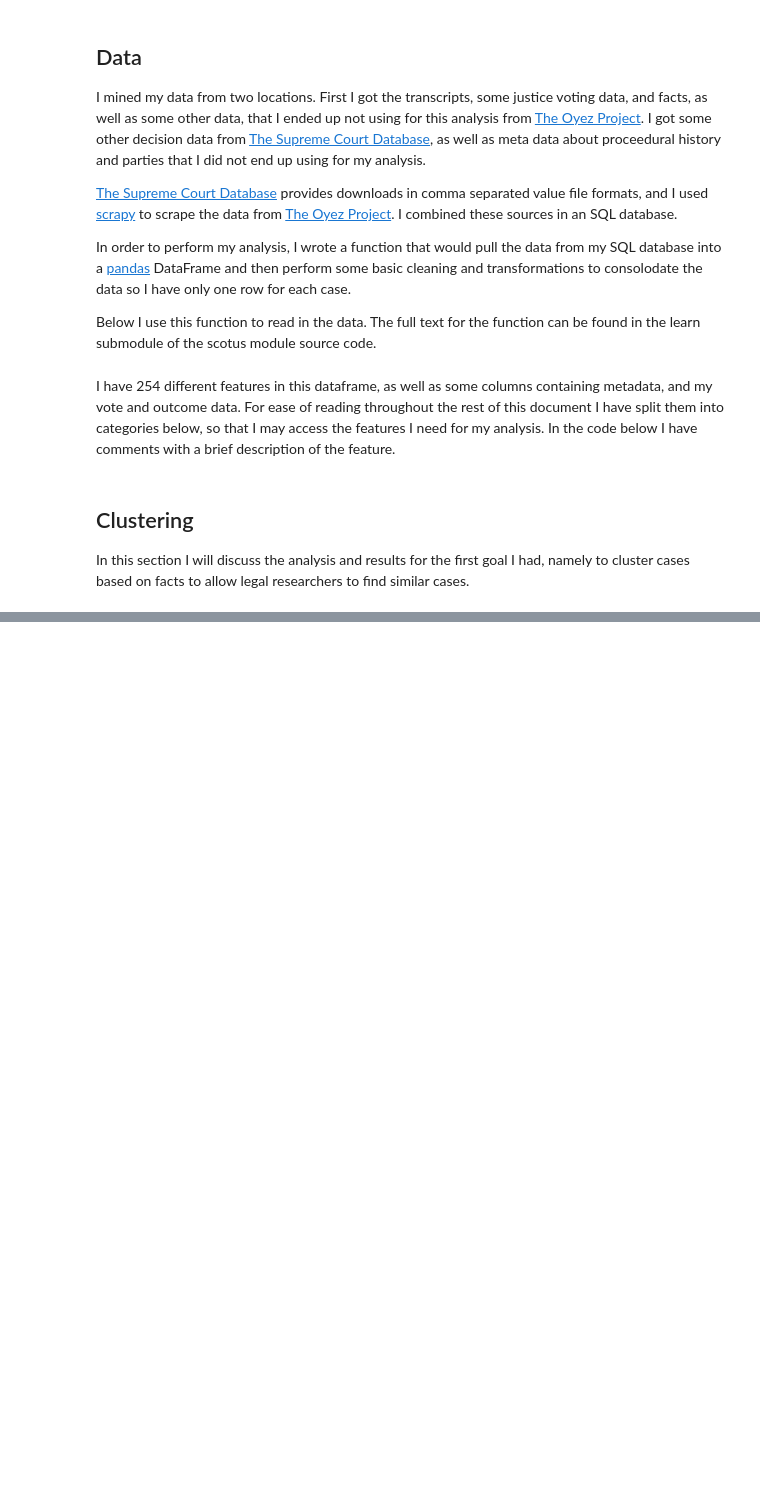
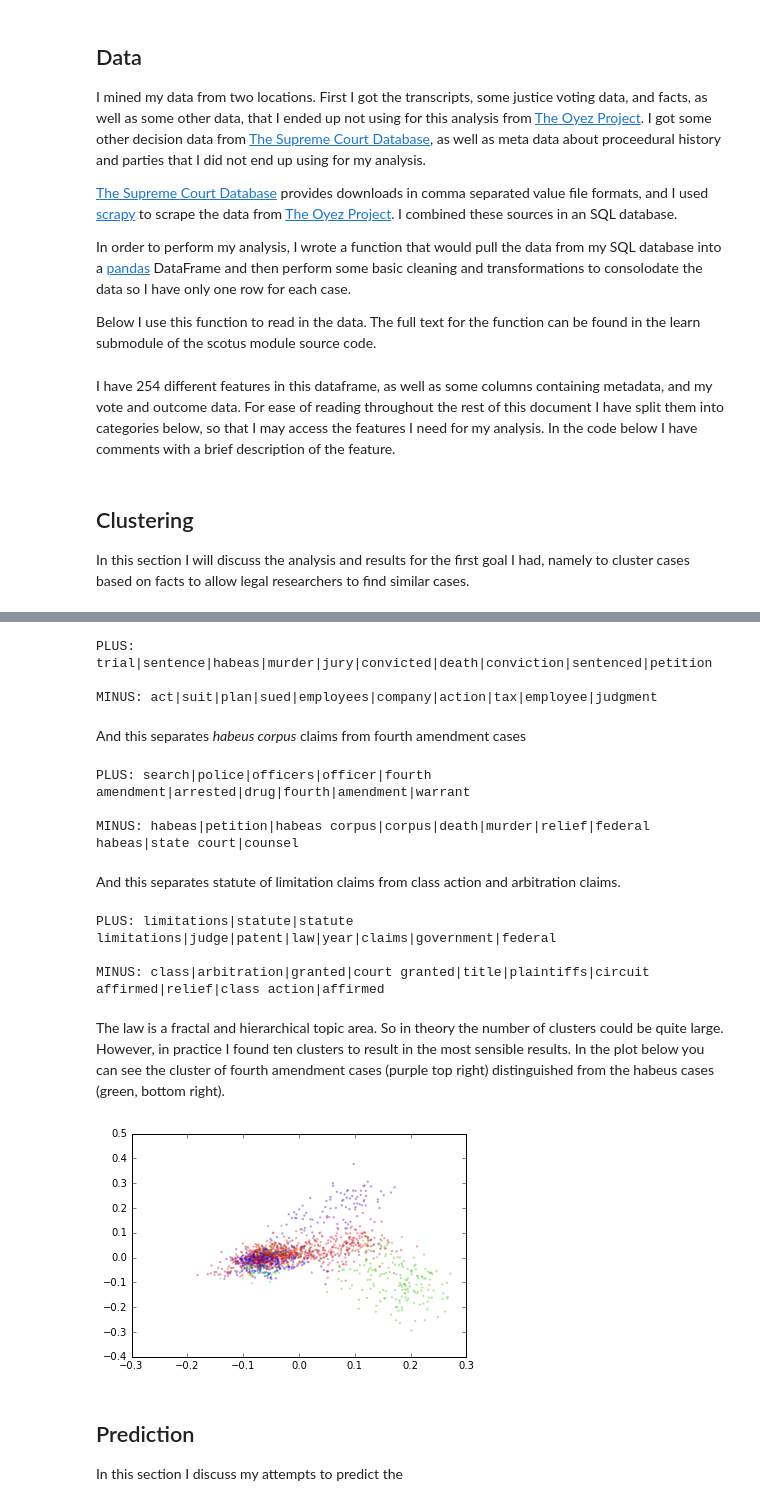
Before and after one commit to mirandagrace/scotus_proj, a Jupyter notebook: project.ipynb, the cells around one changed output, grey strips where cells are left out. Drawn from its saved outputs; the diff is of its cells as text; code cells hidden in the pictures; blank space fills up the shorter version.

```diff
--- a/project.ipynb
+++ b/project.ipynb
@@ -67,0 +67,43 @@ import pandas as pd
+# %%
+% aimport scotus.learn.clustering
+% autoreload 1
+
+lsa = scotus.learn.clustering.lsa_model()
+facts_lsa = lsa.fit_transform(data)
+scotus.learn.clustering.word_cloud(lsa, 1, n_words=10)
+# %% [output]
+PLUS: trial|sentence|habeas|murder|jury|convicted|death|conviction|sentenced|petition
+
+MINUS: act|suit|plan|sued|employees|company|action|tax|employee|judgment
+# %% [markdown]
+And this separates *habeus corpus* claims from fourth amendment cases
+# %%
+scotus.learn.clustering.word_cloud(lsa, 2, n_words=10)
+# %% [output]
+PLUS: search|police|officers|officer|fourth amendment|arrested|drug|fourth|amendment|warrant
+
+MINUS: habeas|petition|habeas corpus|corpus|death|murder|relief|federal habeas|state court|counsel
+# %% [markdown]
+And this separates statute of limitation claims from class action and arbitration claims.
+# %%
+scotus.learn.clustering.word_cloud(lsa, 20, n_words=10)
+# %% [output]
+PLUS: limitations|statute|statute limitations|judge|patent|law|year|claims|government|federal
+
+MINUS: class|arbitration|granted|court granted|title|plaintiffs|circuit affirmed|relief|class action|affirmed
+# %% [markdown]
+The law is a fractal and hierarchical topic area. So in theory the number of clusters could be quite large. However, in practice I found ten clusters to result in the most sensible results. In the plot below you can see the cluster of fourth amendment cases (purple top right) distinguished from the habeus cases (green, bottom right).
+# %%
+from sklearn.cluster import KMeans
+import matplotlib.pyplot as plt
+%matplotlib inline
+clustering = KMeans(n_clusters=10)
+predicted_clusters = clustering.fit_predict(facts_lsa)
+plt.scatter(facts_lsa[:,1], facts_lsa[:,2], c=predicted_clusters, cmap='brg', s=5, alpha=.4, lw=0)
+plt.show()
+# %% [output]
+[figure, added]
+# %% [markdown]
+## Prediction
+
+In this section I discuss my attempts to predict the
```
Also changed, not shown: parts of 6 cells of this notebook, 1 other file.
